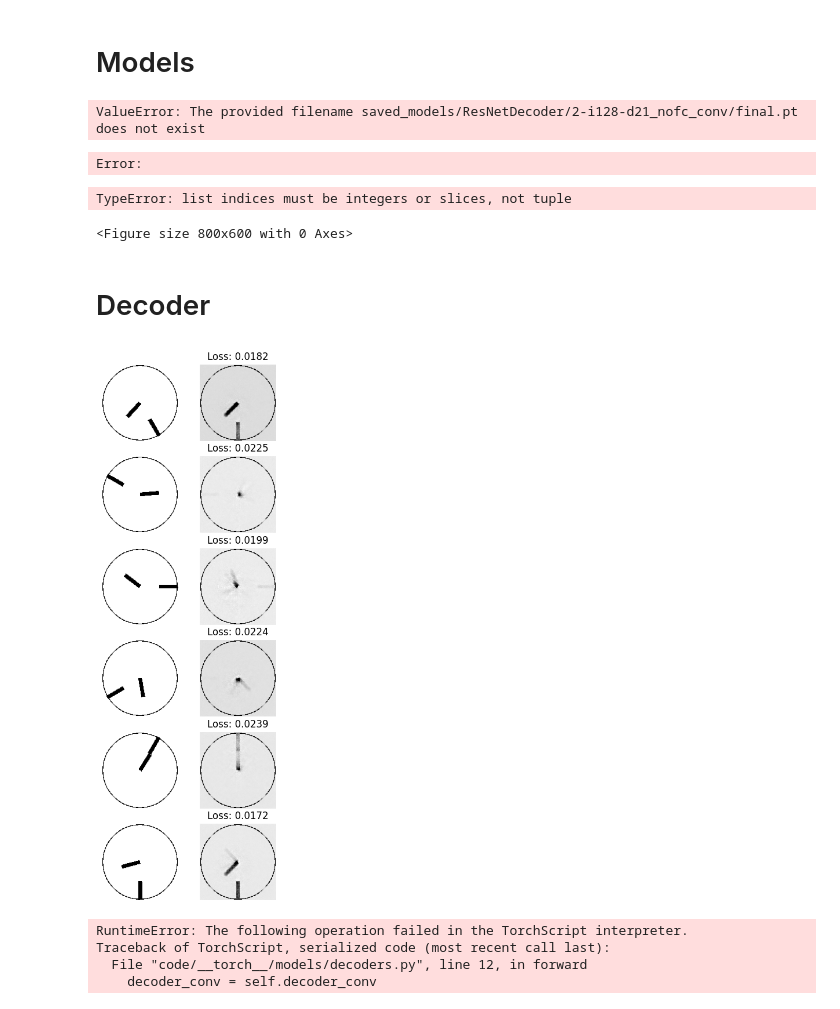
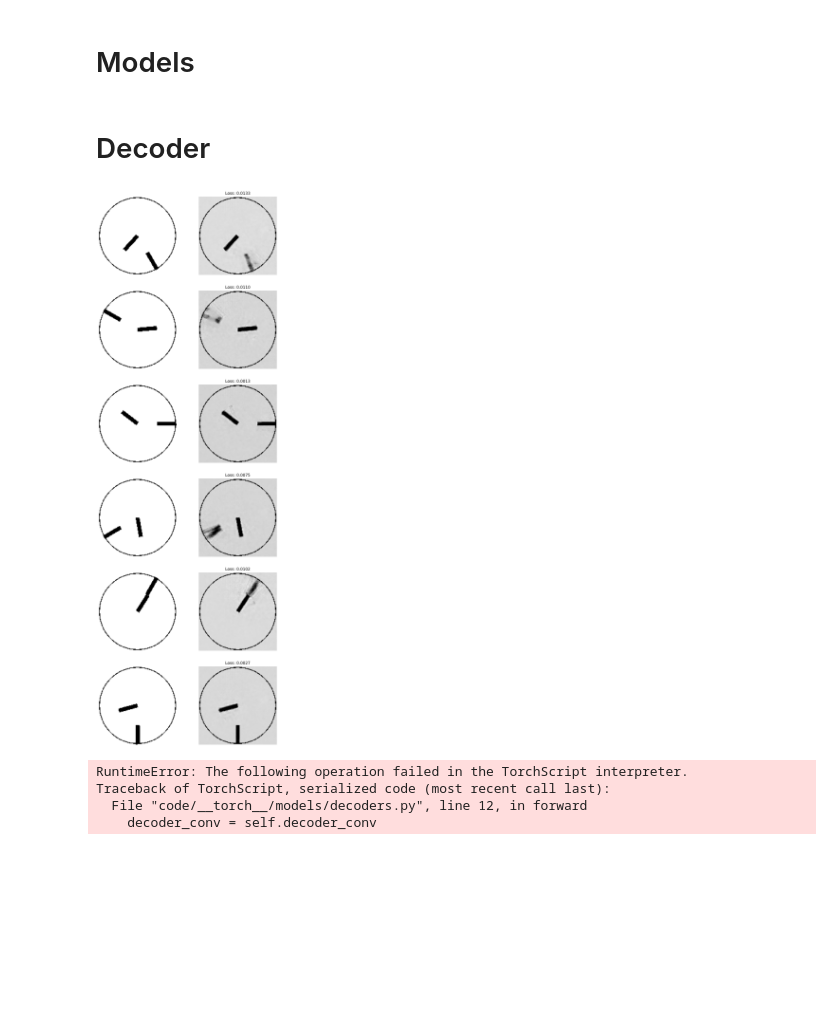
Before and after one commit to uzairname/manifold-learning, a Jupyter notebook: ae.ipynb, the cells around one changed output. Saved outputs shown, nothing was run; the diff lists cells and outputs as text; code cells hidden in the pictures; blank space fills up the shorter version.

```diff
--- a/ae.ipynb
+++ b/ae.ipynb
@@ -158,19 +158,16 @@ def get_outputs(type: typing.Literal['autoencoder', 'decoder'], model, dataloade
   return imgs, latents, labels1d, labels2d, reconstructed_imgs
 
 
+type_ = 'decoder'
 model, dataloader = load_model_and_dataset(
     img_size=128,
     data_config=data_config,
     latent_dim=LATENT_DIM,
     name='ResNetDecoder',
-    postfix='-d21_nofc_conv',
+    postfix='-d21_nofc_convt',
 )
 
-type_ = 'decoder'
-imgs, latents, labels1d, labels2d, reconstructed_imgs = get_outputs(type, model, dataloader)
+imgs, latents, labels1d, labels2d, reconstructed_imgs = get_outputs(type_, model, dataloader)
-# %% [output]
-ValueError: The provided filename saved_models/ResNetDecoder/2-i128-d21_nofc_conv/final.pt does not exist
-Error:
 # %%
 if type_ == 'autoencoder':
   if (LATENT_DIM <= 2):
@@ -196,9 +193,6 @@ if type_ == 'autoencoder':
 
     plt.title("Learned Manifold of Autoencoder (Clock Dataset)")
     plt.show()
-# %% [output]
-TypeError: list indices must be integers or slices, not tuple
-<Figure size 800x600 with 0 Axes>
 # %% [markdown]
 # Decoder
 # %%
@@ -206,29 +200,30 @@ data_iter = iter(dataloader)
 # %%
 import matplotlib.pyplot as plt
 import numpy as np
 
 # Visualize the reconstructions
 n=6
-fig, axs = plt.subplots(n, 2, figsize=(2*2, n*2))
+s = 5
+fig, axs = plt.subplots(n, 2, figsize=(2*s, n*s))
 # plt.title("Original vs Reconstructed Images")
 
 for i in range(n):
   img = imgs[i].squeeze()
   label = labels2d[i]
   reconstructed = reconstructed_imgs[i].squeeze()
 
   loss = torch.nn.functional.mse_loss(torch.tensor(imgs[i]), torch.tensor(reconstructed_imgs[i]))
 
   axs[i,0].imshow(img, cmap='gray')
   axs[i,0].axis('off')
 
   axs[i,1].imshow(reconstructed, cmap='gray')
   axs[i,1].set_title(f"Loss: {loss:.4f}")
   axs[i,1].axis('off')
 
 plt.show()
 # %% [output]
-[figure, old version]
+[figure, new version]
 # %%
 from hooks.activation_norm import analyze_model_activations
 from datasets.clock import ClockConfig
```
Also changed, not shown: 3 other files.
